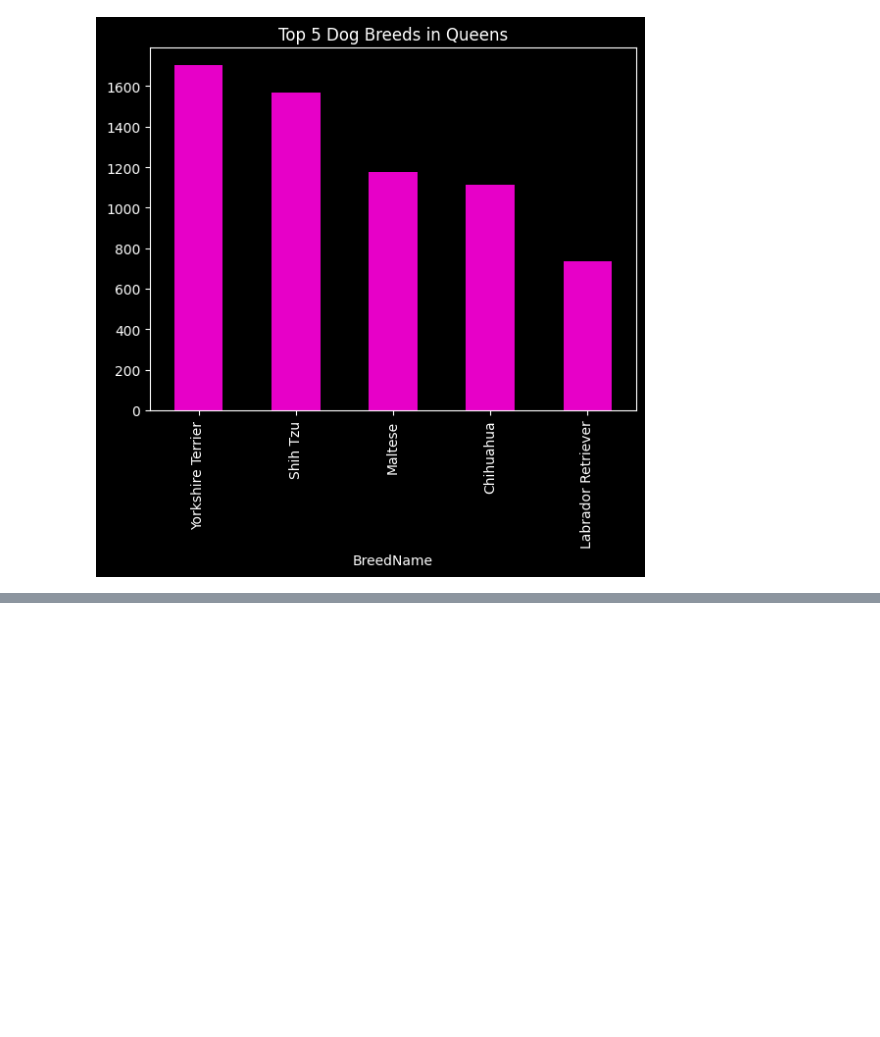
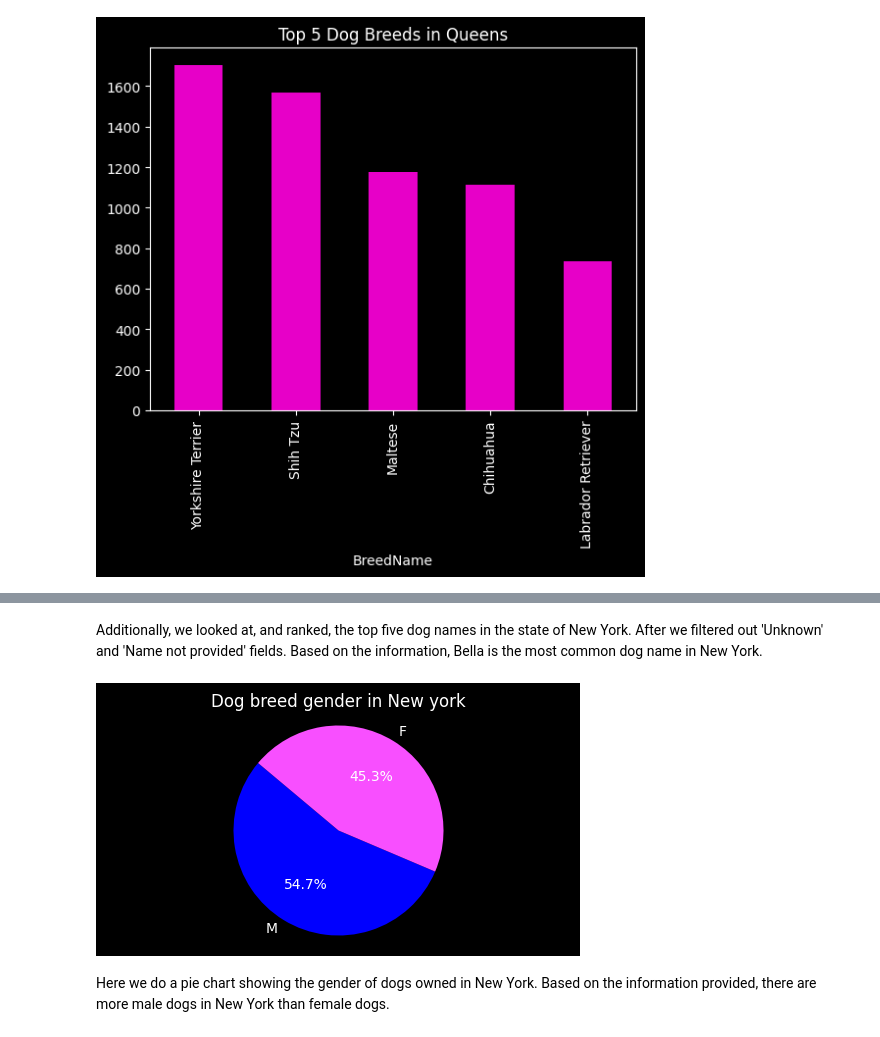
Before and after one commit to xSeanW/Dogs_NYC, a Jupyter notebook: nyc_dogs.ipynb, the cells around one changed output, grey strips where cells are left out. Saved outputs shown, nothing was run; the diff lists cells and outputs as text; code cells hidden in the pictures; blank space fills up the shorter version.

```diff
--- a/nyc_dogs.ipynb
+++ b/nyc_dogs.ipynb
@@ -332,0 +314,25 @@ plt.show()
+# %% [markdown]
+Additionally, we looked at, and ranked, the top five dog names in the state of New York. After we filtered out 'Unknown' and 'Name not provided' fields. Based on the information, Bella is the most common dog name in New York.
+# %%
+# Remove rows where 'AnimalGender' is null
+df_inner_gender_cleaned = df_inner.dropna(subset=['AnimalGender'])
+
+# Filter out 'blank fields' values if needed
+df_inner_gender_cleaned = df_inner_gender_cleaned[df_inner_gender_cleaned['AnimalGender'] != ' ']
+
+# Count the occurrences of each gender
+gender_counts = df_inner_gender_cleaned['AnimalGender'].value_counts()
+
+
+# Create a pie chart
+plt.figure(figsize=(6, 3))
+plt.pie(gender_counts, labels=gender_counts.index, autopct='%1.1f%%', startangle=140, colors=['blue', '#f84fff'])
+plt.title('Dog breed gender in New york')
+plt.axis('equal')  # Equal aspect ratio ensures that pie is drawn as a circle.
+
+# Show the plot
+plt.show()
+# %% [output]
+[figure, added]
+# %% [markdown]
+Here we do a pie chart showing the gender of dogs owned in New York. Based on the information provided, there are more male dogs in New York than female dogs.
```
Also changed, not shown: parts of 34 cells of this notebook, 2 other files.
